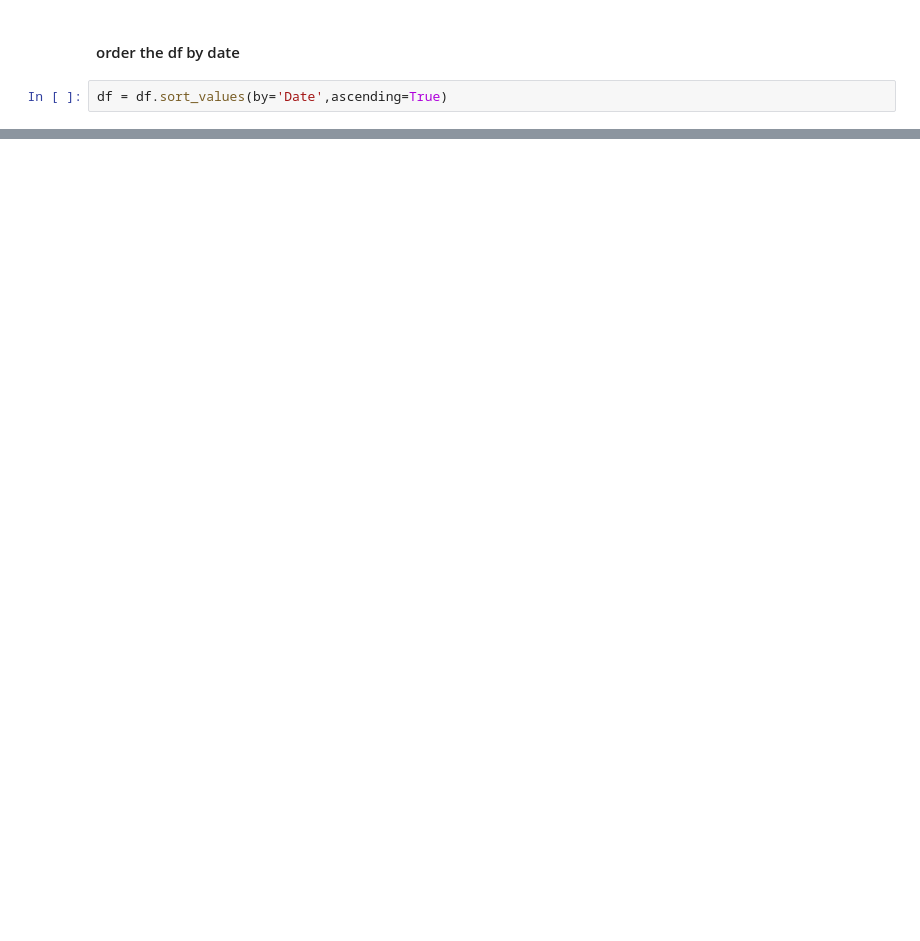
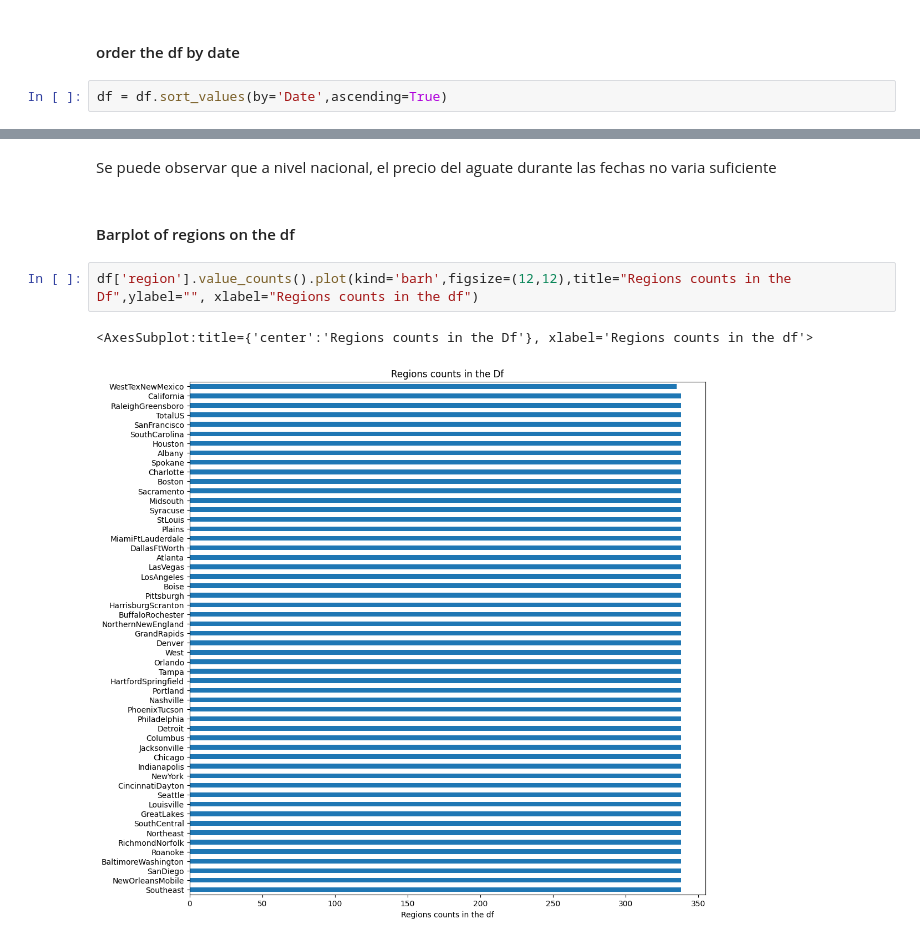
Before and after one commit to Mar19845/DataScience, a Jupyter notebook: LAB9/lab9.ipynb, the cells around one changed output, grey strips where cells are left out. Cells and saved outputs as stored; diff of their text form; blank space fills up the shorter version.

```diff
--- a/LAB9/lab9.ipynb
+++ b/LAB9/lab9.ipynb
@@ -98,0 +139,9 @@ df = df.sort_values(by='Date',ascending=True)
+# %% [markdown]
+Se puede observar que a nivel nacional, el precio del aguate durante las fechas no varia suficiente
+# %% [markdown]
+#### Barplot of regions on the df
+# %%
+df['region'].value_counts().plot(kind='barh',figsize=(12,12),title="Regions counts in the Df",ylabel="", xlabel="Regions counts in the df")
+# %% [output]
+<AxesSubplot:title={'center':'Regions counts in the Df'}, xlabel='Regions counts in the df'>
+[figure, added]
```
Also changed, not shown: parts of 20 cells of this notebook.
